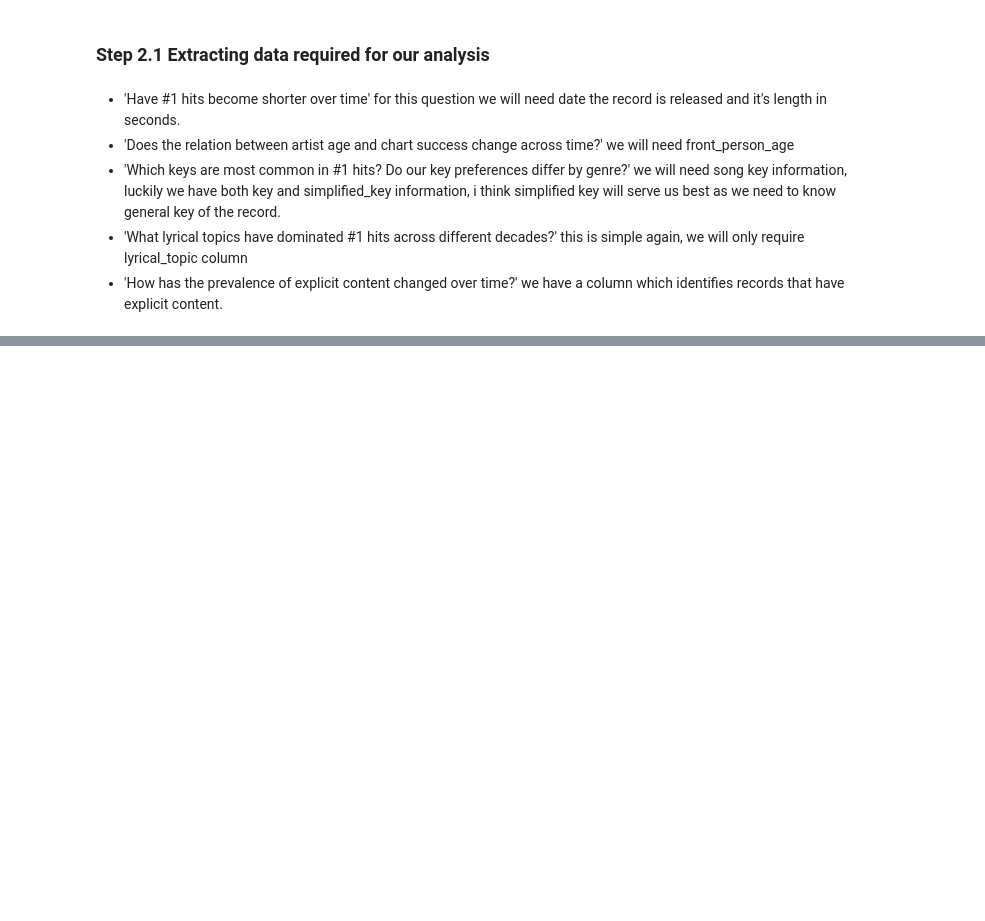
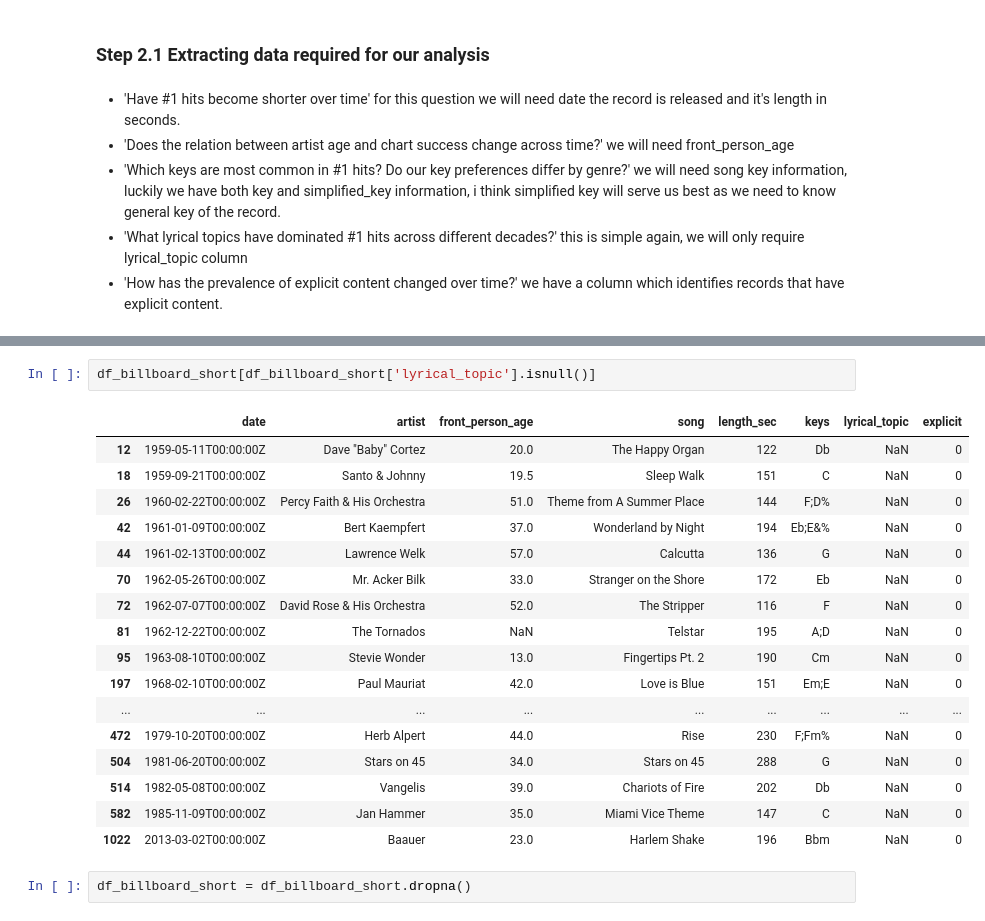
Before and after one commit to data-aleks/billboard_hot100_tidytuesday_26_08_2025, a Jupyter notebook: tidy_tuesday_26082025_billboard_hot_100.ipynb, the cells around one changed output, grey strips where cells are left out. Drawn from its saved outputs; the diff is of its cells as text; blank space fills up the shorter version.

```diff
--- a/tidy_tuesday_26082025_billboard_hot_100.ipynb
+++ b/tidy_tuesday_26082025_billboard_hot_100.ipynb
@@ -131,0 +145,22 @@ dtype: int64
+# %%
+df_billboard_short[df_billboard_short['lyrical_topic'].isnull()]
+# %% [output]
+|  | date | artist | front_person_age | song | length_sec | keys | lyrical_topic | explicit |
+| 12 | 1959-05-11T00:00:00Z | Dave "Baby" Cortez | 20.0 | The Happy Organ | 122 | Db | NaN | 0 |
+| 18 | 1959-09-21T00:00:00Z | Santo & Johnny | 19.5 | Sleep Walk | 151 | C | NaN | 0 |
+| 26 | 1960-02-22T00:00:00Z | Percy Faith & His Orchestra | 51.0 | Theme from A Summer Place | 144 | F;D% | NaN | 0 |
+| 42 | 1961-01-09T00:00:00Z | Bert Kaempfert | 37.0 | Wonderland by Night | 194 | Eb;E&% | NaN | 0 |
+| 44 | 1961-02-13T00:00:00Z | Lawrence Welk | 57.0 | Calcutta | 136 | G | NaN | 0 |
+| 70 | 1962-05-26T00:00:00Z | Mr. Acker Bilk | 33.0 | Stranger on the Shore | 172 | Eb | NaN | 0 |
+| 72 | 1962-07-07T00:00:00Z | David Rose & His Orchestra | 52.0 | The Stripper | 116 | F | NaN | 0 |
+| 81 | 1962-12-22T00:00:00Z | The Tornados | NaN | Telstar | 195 | A;D | NaN | 0 |
+| 95 | 1963-08-10T00:00:00Z | Stevie Wonder | 13.0 | Fingertips Pt. 2 | 190 | Cm | NaN | 0 |
+| 197 | 1968-02-10T00:00:00Z | Paul Mauriat | 42.0 | Love is Blue | 151 | Em;E | NaN | 0 |
+| ... | ... | ... | ... | ... | ... | ... | ... | ... |
+| 472 | 1979-10-20T00:00:00Z | Herb Alpert | 44.0 | Rise | 230 | F;Fm% | NaN | 0 |
+| 504 | 1981-06-20T00:00:00Z | Stars on 45 | 34.0 | Stars on 45 | 288 | G | NaN | 0 |
+| 514 | 1982-05-08T00:00:00Z | Vangelis | 39.0 | Chariots of Fire | 202 | Db | NaN | 0 |
+| 582 | 1985-11-09T00:00:00Z | Jan Hammer | 35.0 | Miami Vice Theme | 147 | C | NaN | 0 |
+| 1022 | 2013-03-02T00:00:00Z | Baauer | 23.0 | Harlem Shake | 196 | Bbm | NaN | 0 |
+# %%
+df_billboard_short = df_billboard_short.dropna()
```
Also changed, not shown: parts of 9 cells of this notebook.
